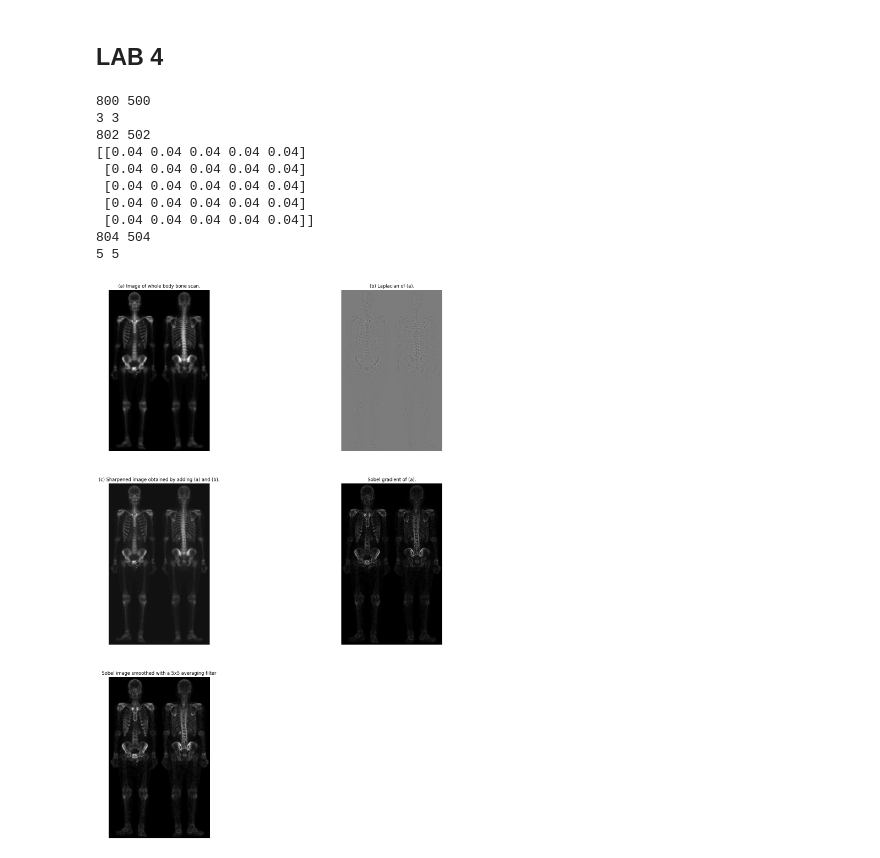
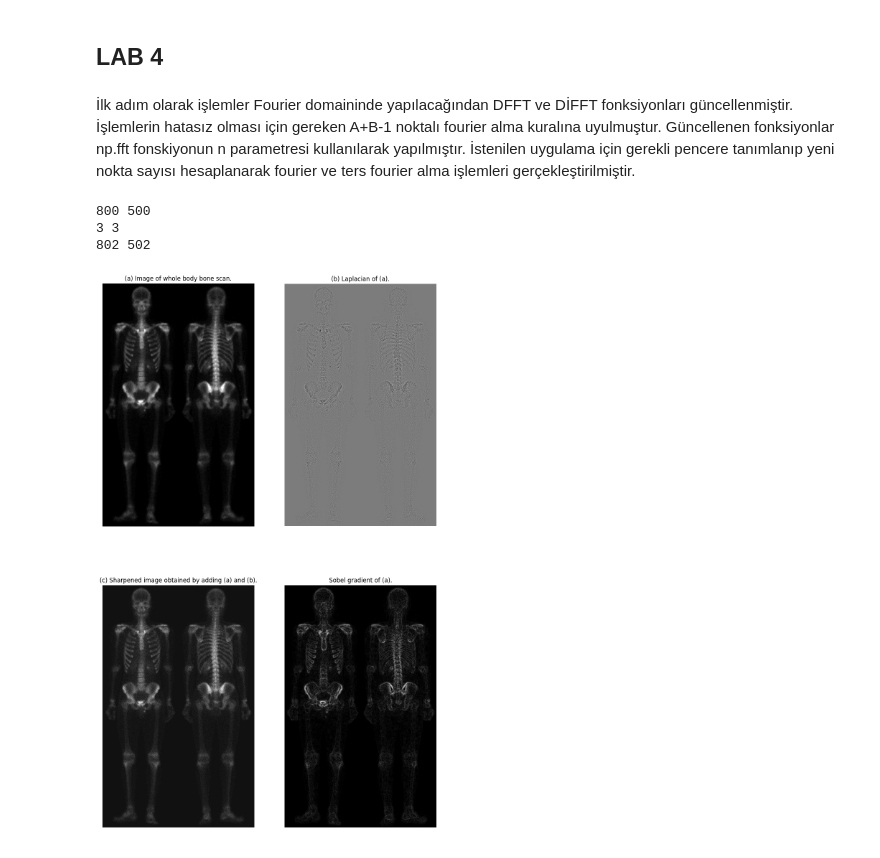
Before and after one commit to beyzanrcam/Image_Processing, a Jupyter notebook: LAB04/210102002037_BEYZANUR_CAM_LAB4.ipynb, the cells around one changed output. Drawn from its saved outputs; the diff is of its cells as text; code cells hidden in the pictures.

```diff
--- a/LAB04/210102002037_BEYZANUR_CAM_LAB4.ipynb
+++ b/LAB04/210102002037_BEYZANUR_CAM_LAB4.ipynb
@@ -118,4 +126,6 @@ class PGMImage:
         return g # çıkış değeri iki boyutlu olarak döndürülür
+# %% [markdown]
+İlk adım olarak işlemler Fourier domaininde yapılacağından DFFT ve DİFFT fonksiyonları güncellenmiştir. İşlemlerin hatasız olması için gereken A+B-1 noktalı fourier alma kuralına uyulmuştur. Güncellenen fonksiyonlar np.fft fonskiyonun n parametresi kullanılarak yapılmıştır. İstenilen uygulama için gerekli pencere tanımlanıp yeni nokta sayısı hesaplanarak fourier ve ters fourier alma işlemleri gerçekleştirilmiştir.
 # %%
 image = PGMImage('Fig0343(a)(skeleton_orig).pgm')
 kernel = np.array([[0, 1, 0],
@@ -168,71 +178,36 @@ F_x_result = F_image * F_sobel_X
 F_y_result = F_image * F_sobel_Y
 
 gx = np.real(image.my2Difft(F_x_result, m_point, n_point))
 gy = np.real(image.my2Difft(F_y_result, m_point, n_point))
 
 g = np.abs(gx) + np.abs(gy)
 ###########################################################
-average_filter = np.ones((5, 5)) / 25
-print(average_filter)
-MA, NA = average_filter.shape
 
+plt.figure(figsize=(12, 20))
 
-m_point_avg = image.height + MA - 1
-n_point_avg = image.width + NA - 1
-
-print(m_point_avg, n_point_avg)
-print(MA, NA)
-
-F_average_filter = image.my2Dfft(average_filter, m_point_avg, n_point_avg)
-F_g = image.my2Dfft(g, m_point_avg, n_point_avg)
-
-F_avg_result = F_g * F_average_filter
-
-avg_result = image.my2Difft(F_avg_result, m_point_avg, n_point_avg)
-avg_result_real = np.real(avg_result)
-
-###########################################################
-## add sharperned to averaged
-###########################################################
-
-plt.figure(figsize=(20, 35))
-
-plt.subplot(4, 2, 1)
+plt.subplot(2, 2, 1)
 plt.title("(a) Image of whole body bone scan.")
 plt.axis('off')
 plt.imshow(image.pixels_2d, cmap="gray")
 
-plt.subplot(4, 2, 2)
+plt.subplot(2, 2, 2)
 plt.title("(b) Laplacian of (a).")
 plt.axis('off')
 plt.imshow(result_real, cmap="gray")
 
-plt.subplot(4, 2, 3)
+plt.subplot(2, 2, 3)
 plt.title("(c) Sharpened image obtained by adding (a) and (b).")
 plt.axis('off')
 plt.imshow(lap_result_real, cmap="gray")
 
-plt.subplot(4, 2, 4)
+plt.subplot(2, 2, 4)
 plt.title("Sobel gradient of (a).")
 plt.axis('off')
 plt.imshow(g, cmap="gray")
 
-plt.subplot(4, 2, 5)
-plt.title("Sobel image smoothed with a 5x5 averaging filter")
-plt.axis('off')
-plt.imshow(avg_result_real, cmap="gray")
-
-
 plt.show()
 # %% [output]
 800 500
 3 3
 802 502
-[[0.04 0.04 0.04 0.04 0.04]
- [0.04 0.04 0.04 0.04 0.04]
- [0.04 0.04 0.04 0.04 0.04]
- [0.04 0.04 0.04 0.04 0.04]
- [0.04 0.04 0.04 0.04 0.04]]
-804 504
-5 5
-[figure, old version]
+[figure, new version]
```
Also changed, not shown: parts of 3 cells of this notebook.
